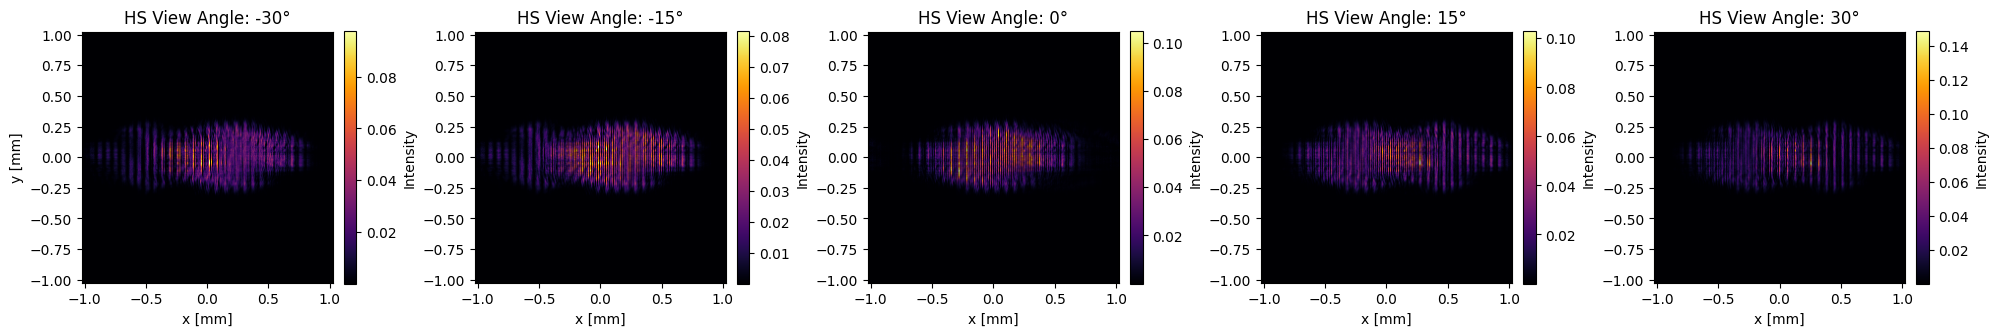
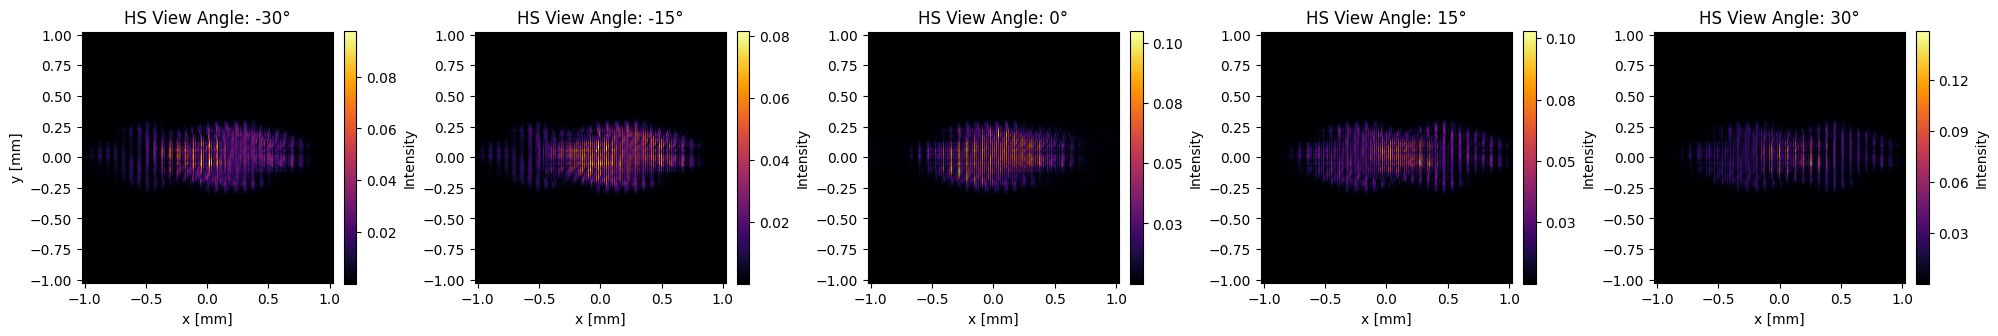
The change to this notebook cell's code, shown as a diff; its figure went from the first image to the second:
--- before
+++ after
@@ -4,4 +4,5 @@
 import numpy as np
 import matplotlib.pyplot as plt
+import matplotlib.ticker as ticker
 
 # =====================================================================
@@ -55,5 +56,5 @@
         amplitude_spectrum = np.sqrt(np.maximum(ray_resampled, 0.0))
 
-        # 3. 1次元逆フーリエ変換による要素波面の合成 (HS: 位相加算なし)
+        # 3. 1次元逆フーリエ変換による要素波面の合成
         hogel_wavefront = np.fft.ifftshift(np.fft.ifft(np.fft.fftshift(amplitude_spectrum)))
 
@@ -68,14 +69,11 @@
     theta_rad = np.radians(theta_deg)
 
-    # 物理空間座標
     x = (np.arange(Nx) - Nx // 2) * pitch
     y = (np.arange(Ny) - Ny // 2) * pitch
     X, Y = np.meshgrid(x, y)
 
-    # 観測角度 θ に応じたキャリア位相（位相傾き）
     tilt_phase = np.exp(-1j * k * np.sin(theta_rad) * X)
     u_tilted = u_in * tilt_phase
 
-    # 角スペクトル法 (ASM)
     dfx = 1.0 / (Nx * pitch)
     dfy = 1.0 / (Ny * pitch)
@@ -96,5 +94,5 @@
 
 # =====================================================================
-# 5. 各観測角度（-30°, -15°, 0°, 15°, 30°）での HS 再生と可視化
+# 5. 各観測角度での HS 再生と可視化 (小数表記に固定)
 # =====================================================================
 angles = [-30, -15, 0, 15, 30]
@@ -109,6 +107,4 @@
     rec_intensity = np.abs(rec_wave) ** 2
 
-    i_min, i_max = rec_intensity.min(), rec_intensity.max()
-
     # 表示
     im = axes[idx].imshow(rec_intensity, cmap='inferno', extent=extent_mm)
@@ -118,7 +114,13 @@
         axes[idx].set_ylabel("y [mm]")
 
-    # 各角度のプロットに Max-Min が分かるカラーバーを追加
+    # カラーバーの作成
     cbar = fig.colorbar(im, ax=axes[idx], fraction=0.046, pad=0.04)
-    cbar.set_label("Intensity")
+
+    # 5分割で目盛りを切り、小数第2位（0.08 など）の形式で強制出力
+    cbar.locator = ticker.MaxNLocator(nbins=5)
+    cbar.formatter = ticker.FormatStrFormatter('%.2f')  # 指数表記を使わず小数第2位で固定
+    cbar.update_ticks()
+
+    cbar.set_label("Intensity", fontsize=10)
 
 plt.tight_layout()
@@ -126,33 +128,37 @@
 
 # =====================================================================
-# 6. HS ホログラム（HS Phase Map）の単体表示 (-π 〜 +π 目盛り設定)
+# 6. 「振幅ホログラム」と「位相ホログラム」の可視化
 # =====================================================================
+amplitude_map_hs = np.abs(cgh_hs)
 phase_map_hs = np.angle(cgh_hs)
 
-fig, ax = plt.subplots(figsize=(8, 7))
+fig, axes = plt.subplots(1, 2, figsize=(16, 7))
 
-im = ax.imshow(
-    phase_map_hs,
-    cmap='twilight',
-    extent=extent_mm,
-    aspect='equal',
-    vmin=-np.pi,
-    vmax=np.pi               # 位相範囲を -π 〜 +π に固定
-)
+# --- 1. 振幅ホログラム ---
+im0 = axes[0].imshow(amplitude_map_hs, cmap='gray', extent=extent_mm, aspect='equal')
+axes[0].set_title("HS Amplitude Map (|U|)", fontsize=13)
+axes[0].set_xlabel("x [mm]", fontsize=11); axes[0].set_ylabel("y [mm]", fontsize=11)
 
-# 各 Hogel の境界線（破線）
-for hx in range(1, num_hogels):
-    x_pos_mm = (-N_x / 2 + hx * hogel_size) * pitch * 1e3
-    ax.axvline(x=x_pos_mm, color='white', linestyle='--', linewidth=0.5, alpha=0.5)
+cbar0 = fig.colorbar(im0, ax=axes[0], fraction=0.046, pad=0.04)
+cbar0.locator = ticker.MaxNLocator(nbins=5)
+cbar0.formatter = ticker.FormatStrFormatter('%.2f')  # 小数第2位表記
+cbar0.update_ticks()
+cbar0.set_label("Amplitude", fontsize=11)
 
-ax.set_title("Generated HS CGH Phase Map\n(range: -π to +π)", fontsize=13)
-ax.set_xlabel("x [mm]", fontsize=11)
-ax.set_ylabel("y [mm]", fontsize=11)
+# --- 2. 位相ホログラム (-π 〜 +π) ---
+im1 = axes[1].imshow(phase_map_hs, cmap='twilight', extent=extent_mm, aspect='equal', vmin=-np.pi, vmax=np.pi)
+axes[1].set_title("HS Phase Map (arg(U))", fontsize=13)
+axes[1].set_xlabel("x [mm]", fontsize=11); axes[1].set_ylabel("y [mm]", fontsize=11)
 
-# カラーバーの単位・目盛りを -π, 0, +π に設定
-cbar = fig.colorbar(im, ax=ax, fraction=0.046, pad=0.04)
-cbar.set_label("Phase [rad]", fontsize=11)
-cbar.set_ticks([-np.pi, 0, np.pi])
-cbar.set_ticklabels(['-π', '0', '+π'])
+cbar1 = fig.colorbar(im1, ax=axes[1], fraction=0.046, pad=0.04)
+cbar1.set_ticks([-np.pi, -np.pi/2, 0, np.pi/2, np.pi])
+cbar1.set_ticklabels(['-π', '-π/2', '0', '+π/2', '+π'])
+cbar1.set_label("Phase [rad]", fontsize=11)
+
+# Hogel 境界線の描画
+for ax in axes:
+    for hx in range(1, num_hogels):
+        x_pos_mm = (-N_x / 2 + hx * hogel_size) * pitch * 1e3
+        ax.axvline(x=x_pos_mm, color='red', linestyle='--', linewidth=0.5, alpha=0.6)
 
 plt.tight_layout()

Commit: Colab を使用して作成されました